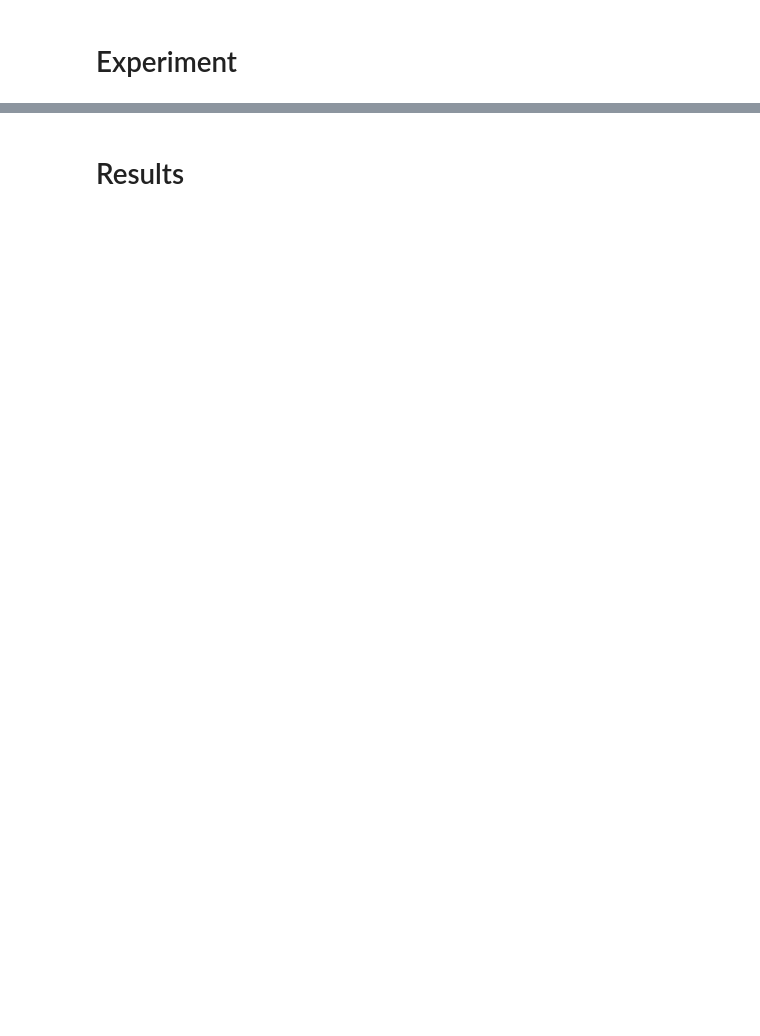
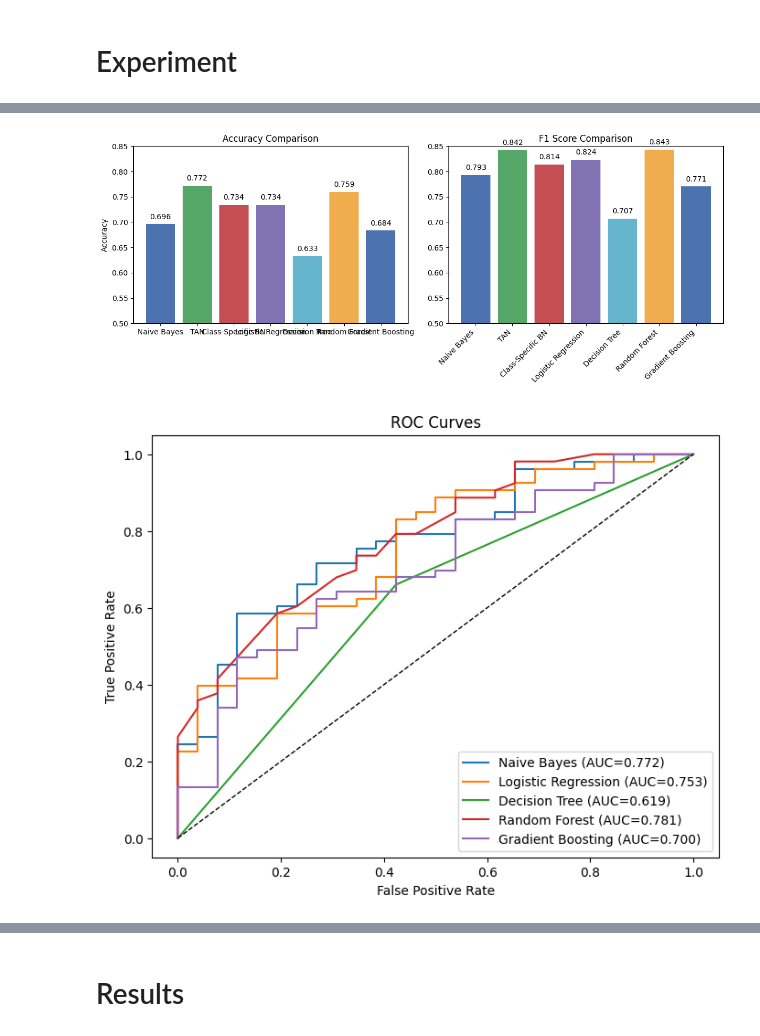
Before and after one commit to RyanNoelBuenaventura/CS179Project, a Jupyter notebook: cs_179_project_group_47.ipynb, the cells around one changed output, grey strips where cells are left out. Cells and saved outputs as stored; diff of their text form; code cells hidden in the pictures; blank space fills up the shorter version.

Commit message:
naive tan learned bayes

```diff
--- a/cs_179_project_group_47.ipynb
+++ b/cs_179_project_group_47.ipynb
@@ -75,0 +232,15 @@ weighted avg       0.67      0.70      0.67        79
+# %%
+benchmark_models = {
+    'Logistic Regression': LogisticRegression(max_iter=500, solver='liblinear', random_state=123),
+    'Decision Tree': DecisionTreeClassifier(random_state=123),
+    'Random Forest': RandomForestClassifier(n_estimators=100, random_state=123),
+    'Gradient Boosting': GradientBoostingClassifier(random_state=123),
+}
+benchmark_results = {}
+for name, model in benchmark_models.items():
+    model.fit(X_train_sk, y_train)
+    pred = model.predict(X_test_sk)
+    prob = model.predict_proba(X_test_sk)[:, 1] if hasattr(model, 'predict_proba') else None
+    benchmark_results[name] = evaluate_predictions(name, y_test, pred, prob)
+    cv_scores = cross_val_score(model, X_train_sk, y_train, cv=cv, scoring='accuracy')
+    print(f'{name} 5-fold CV accuracy: {cv_scores.mean():.3f} ± {cv_scores.std():.3f}\n')
@@ -78,2 +337,59 @@ weighted avg       0.67      0.70      0.67        79
 # %% [markdown]
 # Experiment
+# %%
+results = [
+    {'model': 'Naive Bayes', 'accuracy': nb_metrics['accuracy'], 'f1': nb_metrics['f1'], 'roc_auc': nb_metrics['roc_auc']},
+    {'model': 'TAN', 'accuracy': tan_metrics['accuracy'], 'f1': tan_metrics['f1'], 'roc_auc': None},
+    {'model': 'Class-Specific BN', 'accuracy': cs_metrics['accuracy'], 'f1': cs_metrics['f1'], 'roc_auc': None},
+]
+for name, metrics in benchmark_results.items():
+    results.append({'model': name, 'accuracy': metrics['accuracy'], 'f1': metrics['f1'], 'roc_auc': metrics['roc_auc']})
+results = pd.DataFrame(results)
+print(results)
+
+plt.figure(figsize=(12,5))
+plt.subplot(1,2,1)
+plt.bar(results['model'], results['accuracy'], color=['#4c72b0', '#55a868', '#c44e52', '#8172b3', '#64b5cd', '#f0ad4e'])
+plt.ylim(0.5, 0.85)
+plt.title('Accuracy Comparison')
+plt.ylabel('Accuracy')
+for i, v in enumerate(results['accuracy']):
+    plt.text(i, v + 0.01, f'{v:.3f}', ha='center')
+plt.xticks(rotation=45, ha='right')
+
+plt.subplot(1,2,2)
+plt.bar(results['model'], results['f1'], color=['#4c72b0', '#55a868', '#c44e52', '#8172b3', '#64b5cd', '#f0ad4e'])
+plt.ylim(0.5, 0.85)
+plt.title('F1 Score Comparison')
+for i, v in enumerate(results['f1']):
+    plt.text(i, v + 0.01, f'{v:.3f}', ha='center')
+
+plt.xticks(rotation=45, ha='right')
+plt.tight_layout()
+plt.show()
+
+plt.figure(figsize=(8,6))
+plotted = False
+if nb_metrics['y_prob'] is not None:
+    plot_roc_curve(y_test, nb_metrics['y_prob'], 'Naive Bayes')
+    plotted = True
+for name, metrics in benchmark_results.items():
+    if metrics['y_prob'] is not None:
+        plot_roc_curve(y_test, metrics['y_prob'], name)
+        plotted = True
+if plotted:
+    plt.plot([0, 1], [0, 1], 'k--', linewidth=1)
+    plt.xlabel('False Positive Rate')
+    plt.ylabel('True Positive Rate')
+    plt.title('ROC Curves')
+    plt.legend()
+    plt.show()
+
+print('Reproducibility:')
+print(f'  pandas {pd.__version__}')
+print(f'  numpy {np.__version__}')
+print(f'  scikit-learn {sklearn.__version__}')
+print(f'  platform {platform.platform()}')
+print('  split: 80/20 stratified, random_state=123')
+print('  target: pass if G3 >= 10')
+# %% [output]
@@ -79,0 +404,2 @@ weighted avg       0.67      0.70      0.67        79
+[figure, added]
+[figure, added]
```
Also changed, not shown: parts of 9 cells of this notebook, 1 other file.
